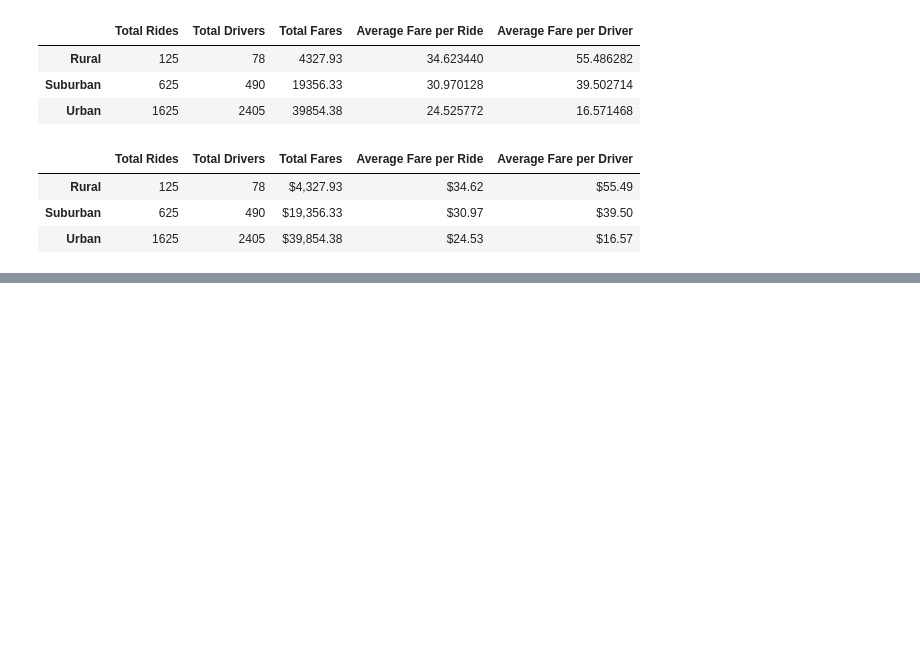
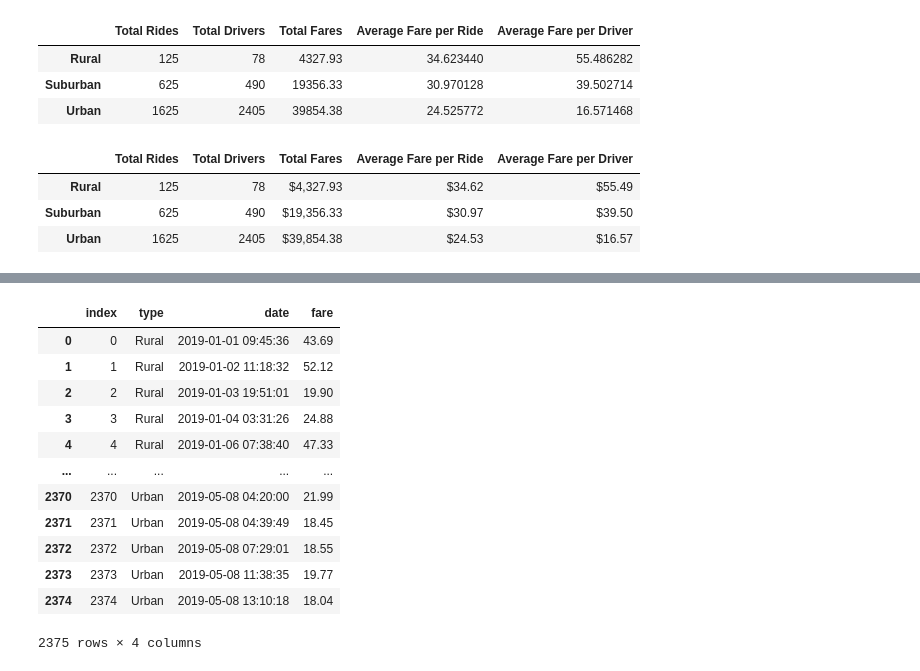
Before and after one commit to peterthepage/PyBer_Analysis, a Jupyter notebook: Pyber_Challenge.ipynb, the cells around one changed output, grey strips where cells are left out. Saved outputs shown, nothing was run; the diff lists cells and outputs as text; code cells hidden in the pictures; blank space fills up the shorter version.

```diff
--- a/Pyber_Challenge.ipynb
+++ b/Pyber_Challenge.ipynb
@@ -121,0 +139,5 @@ pyber_summary_df
+# %%
+# 2. Using groupby() to create a new DataFrame showing the sum of the fares
+#  for each date where the indices are the city type and date.
+df = pyber_data_df.groupby(['type','date']).sum()['fare']
+df.head()
@@ -121,0 +152,18 @@ pyber_summary_df
+# %%
+# 3. Reset the index on the DataFrame you created in #1. This is needed to use the 'pivot()' function.
+df = df.reset_index()
+df
+# %% [output]
+|  | index | type | date | fare |
+| 0 | 0 | Rural | 2019-01-01 09:45:36 | 43.69 |
+| 1 | 1 | Rural | 2019-01-02 11:18:32 | 52.12 |
+| 2 | 2 | Rural | 2019-01-03 19:51:01 | 19.90 |
+| 3 | 3 | Rural | 2019-01-04 03:31:26 | 24.88 |
+| 4 | 4 | Rural | 2019-01-06 07:38:40 | 47.33 |
+| ... | ... | ... | ... | ... |
+| 2370 | 2370 | Urban | 2019-05-08 04:20:00 | 21.99 |
+| 2371 | 2371 | Urban | 2019-05-08 04:39:49 | 18.45 |
+| 2372 | 2372 | Urban | 2019-05-08 07:29:01 | 18.55 |
+| 2373 | 2373 | Urban | 2019-05-08 11:38:35 | 19.77 |
+| 2374 | 2374 | Urban | 2019-05-08 13:10:18 | 18.04 |
+2375 rows × 4 columns
```
Also changed, not shown: parts of 8 cells of this notebook, 1 other file.
